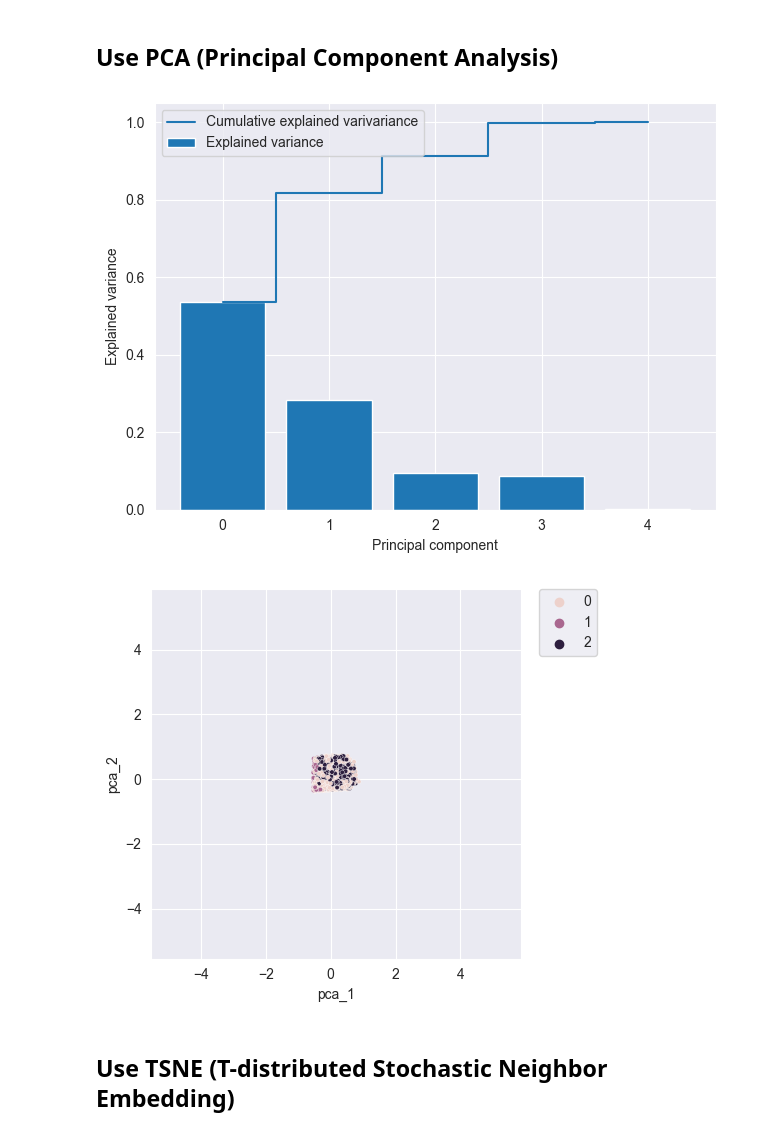
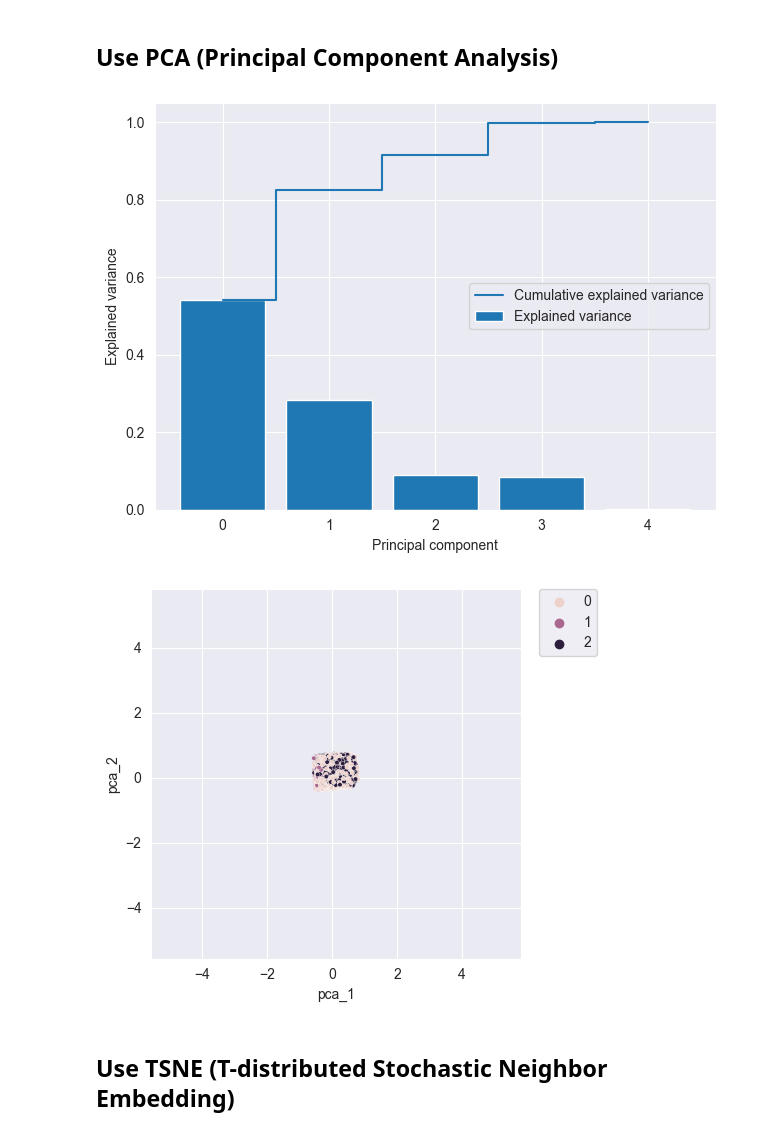
Before and after one commit to lytmercy/data_analysis_labs, a Jupyter notebook: lab_2.ipynb, the cells around one changed output. Drawn from its saved outputs; the diff is of its cells as text; code cells hidden in the pictures.

```diff
--- a/lab_2.ipynb
+++ b/lab_2.ipynb
@@ -62,7 +62,7 @@ memory usage: 855.0+ KB
 # %%
 # Drop the 90% of data in dataframe
 asteroid_df_size = asteroid_df.size
-asteroid_df = asteroid_df[:int(asteroid_df_size*0.1)]
+asteroid_df = asteroid_df[:int(asteroid_df_size*0.5)]
 # %%
 # Change class names
 asteroid_df["Object Classification"].mask(asteroid_df["Object Classification"] == "Apollo Asteroid" ,
@@ -196,14 +196,14 @@ cum_sum_eigenvalues = np.cumsum(exp_var_pca)
 # %%
 # View explained variance ration and cumulative sum on plot
 plt.bar(range(0, len(exp_var_pca)), exp_var_pca, align='center', label="Explained variance")
-plt.step(range(0, len(cum_sum_eigenvalues)), cum_sum_eigenvalues, where='mid', label="Cumulative explained varivariance")
+plt.step(range(0, len(cum_sum_eigenvalues)), cum_sum_eigenvalues, where='mid', label="Cumulative explained variance")
 plt.ylabel("Explained variance")
 plt.xlabel("Principal component")
 plt.legend(loc='best')
 plt.tight_layout()
 plt.show()
 # %% [output]
-[figure, old version]
+[figure, new version]
 # %%
 # Set PCA class object with n_components=2 (this will reduce the dimension to two)
 pca = PCA(n_components=2)
@@ -221,7 +221,7 @@ ax.set_aspect('equal')
 ax.legend(bbox_to_anchor=(1.05, 1), loc=2, borderaxespad=0.0)
 plt.show()
 # %% [output]
-[figure, old version]
+[figure, new version]
 # %% [markdown]
 ## Use TSNE (T-distributed Stochastic Neighbor Embedding)
 # %%
```
Also changed, not shown: parts of 11 cells of this notebook.
